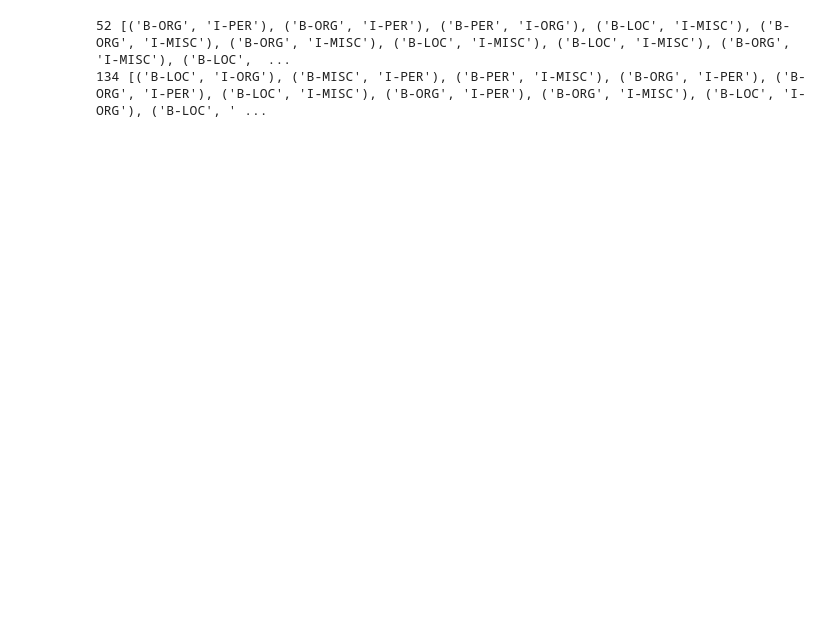
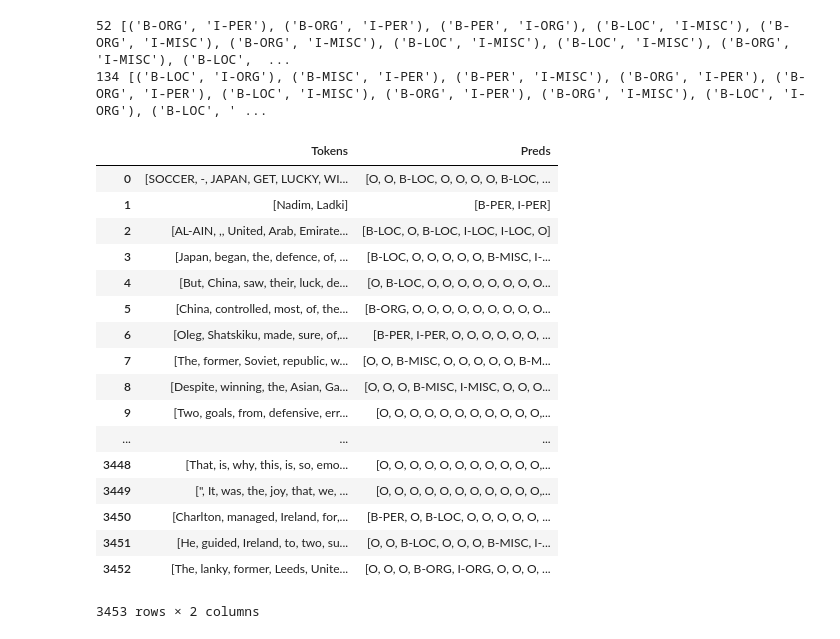
Before and after one commit to dwijap/bert-ner-error, a Jupyter notebook: ner-project.ipynb, the cells around one changed output. Cells and saved outputs as stored; diff of their text form; code cells hidden in the pictures; blank space fills up the shorter version.

Commit message:
updated dataframes

```diff
--- a/ner-project.ipynb
+++ b/ner-project.ipynb
@@ -52,3 +76,48 @@ print(len(prop_incongruent),prop_incongruent)
 # %% [output]
 52 [('B-ORG', 'I-PER'), ('B-ORG', 'I-PER'), ('B-PER', 'I-ORG'), ('B-LOC', 'I-MISC'), ('B-ORG', 'I-MISC'), ('B-ORG', 'I-MISC'), ('B-LOC', 'I-MISC'), ('B-LOC', 'I-MISC'), ('B-ORG', 'I-MISC'), ('B-LOC',  ...
 134 [('B-LOC', 'I-ORG'), ('B-MISC', 'I-PER'), ('B-PER', 'I-MISC'), ('B-ORG', 'I-PER'), ('B-ORG', 'I-PER'), ('B-LOC', 'I-MISC'), ('B-ORG', 'I-PER'), ('B-ORG', 'I-MISC'), ('B-LOC', 'I-ORG'), ('B-LOC', ' ...
+# %%
+import csv
+from itertools import groupby
+def read_conll(filename, columns, delimiter='\t'):
+    def is_empty_line(line_pack):
+        return all(field.strip() == '' for field in line_pack)
+    data = []
+    with open(filename) as fp:
+        reader = csv.reader(fp, delimiter=delimiter, quoting=csv.QUOTE_NONE)
+        groups = groupby(reader, is_empty_line)
+        for is_empty, pack in groups:
+            if is_empty is False:
+                data.append([list(field) for field in zip(*pack)])
+    data = list(zip(*data))
+    dataset = {colname: list(data[columns[colname]]) for colname in columns}
+    return dataset
+# %%
+og_pred_filename = "./baselines/bert_baseline/original_conll03/original_test_predictions.txt"
+prop_pred_filename = "./baselines/bert_baseline/proposed_conll03/proposed_test_predictions.txt"
+columns = {"Tokens": 0, "Preds": 1}
+delimiter = ' '
+og_pred_data = read_conll(og_pred_filename, columns, delimiter)
+prop_pred_data = read_conll(prop_pred_filename, columns, delimiter)
+# %%
+pd.DataFrame(og_pred_data)
+pd.DataFrame(prop_pred_data)
+# %% [output]
+|  | Tokens | Preds |
+| 0 | [SOCCER, -, JAPAN, GET, LUCKY, WI... | [O, O, B-LOC, O, O, O, O, B-LOC, ... |
+| 1 | [Nadim, Ladki] | [B-PER, I-PER] |
+| 2 | [AL-AIN, ,, United, Arab, Emirate... | [B-LOC, O, B-LOC, I-LOC, I-LOC, O] |
+| 3 | [Japan, began, the, defence, of, ... | [B-LOC, O, O, O, O, O, B-MISC, I-... |
+| 4 | [But, China, saw, their, luck, de... | [O, B-LOC, O, O, O, O, O, O, O, O... |
+| 5 | [China, controlled, most, of, the... | [B-ORG, O, O, O, O, O, O, O, O, O... |
+| 6 | [Oleg, Shatskiku, made, sure, of,... | [B-PER, I-PER, O, O, O, O, O, O, ... |
+| 7 | [The, former, Soviet, republic, w... | [O, O, B-MISC, O, O, O, O, O, B-M... |
+| 8 | [Despite, winning, the, Asian, Ga... | [O, O, O, B-MISC, I-MISC, O, O, O... |
+| 9 | [Two, goals, from, defensive, err... | [O, O, O, O, O, O, O, O, O, O, O,... |
+| ... | ... | ... |
+| 3448 | [That, is, why, this, is, so, emo... | [O, O, O, O, O, O, O, O, O, O, O,... |
+| 3449 | [", It, was, the, joy, that, we, ... | [O, O, O, O, O, O, O, O, O, O, O,... |
+| 3450 | [Charlton, managed, Ireland, for,... | [B-PER, O, B-LOC, O, O, O, O, O, ... |
+| 3451 | [He, guided, Ireland, to, two, su... | [O, O, B-LOC, O, O, O, B-MISC, I-... |
+| 3452 | [The, lanky, former, Leeds, Unite... | [O, O, O, B-ORG, I-ORG, O, O, O, ... |
+3453 rows × 2 columns
```
Also changed, not shown: parts of 1 cell of this notebook.
